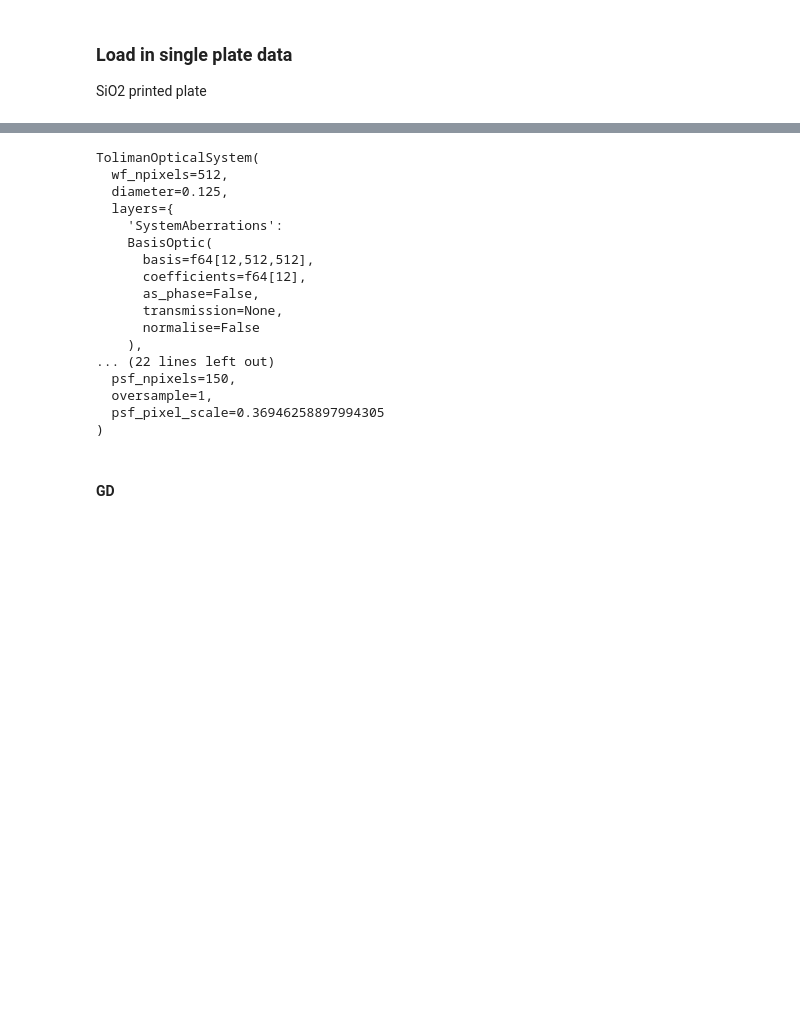
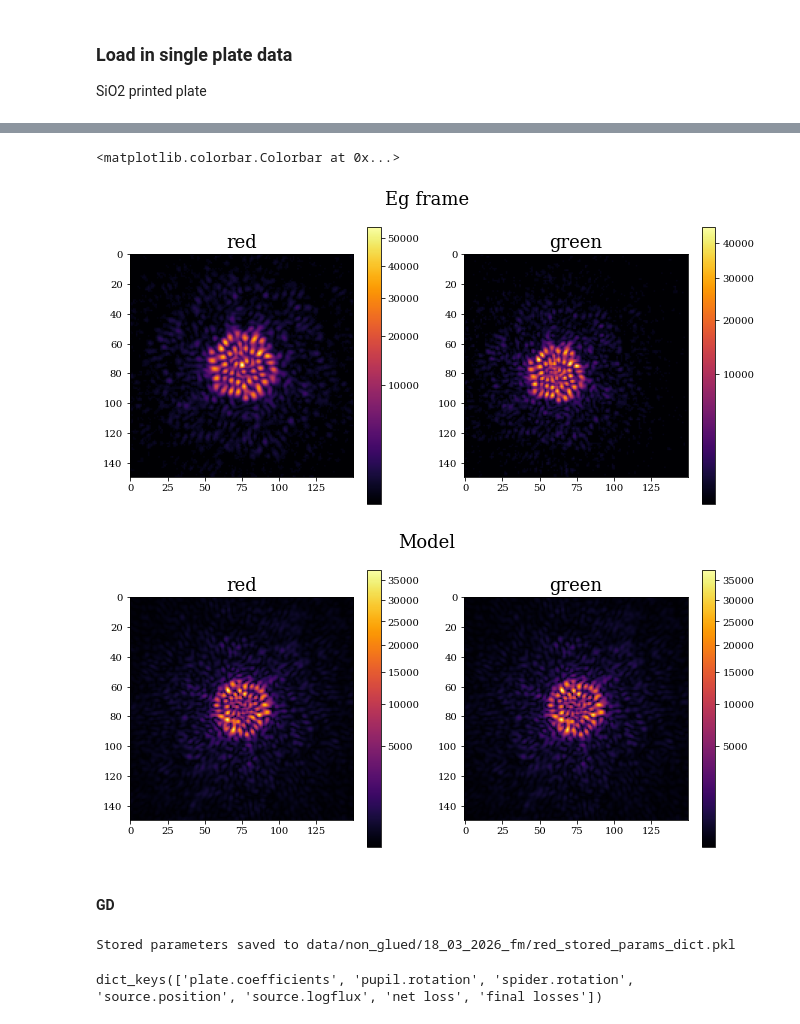
Before and after one commit to TolimanSpace/toliman_dp_design_testing, a Jupyter notebook: Gluing_Characterisation_3_26_fm.ipynb, the cells around one changed output, grey strips where cells are left out. Drawn from its saved outputs; the diff is of its cells as text; code cells hidden in the pictures; blank space fills up the shorter version.

```diff
--- a/Gluing_Characterisation_3_26_fm.ipynb
+++ b/Gluing_Characterisation_3_26_fm.ipynb
@@ -338,54 +341,38 @@ for frame_n in frames_i:
 
 preproc_imgs = jnp.asarray(preproc_imgs)
 img_masks = jnp.asarray(img_masks)
-# %%
-op_sys_aberr
-# %% [output]
-TolimanOpticalSystem(
-  wf_npixels=512,
-  diameter=0.125,
-  layers={
-    'SystemAberrations':
-    BasisOptic(
-      basis=f64[12,512,512],
-      coefficients=f64[12],
-      as_phase=False,
-      transmission=None,
-      normalise=False
-    ),
-... (22 lines left out)
-  psf_npixels=150,
-  oversample=1,
-  psf_pixel_scale=0.36946258897994305
-)
 # %%
 plt.figure(figsize=(11,5))
 plt.suptitle("Eg frame")
 plt.subplot(1,2,1)
 plt.imshow(preproc_imgs[0][0], norm=PowerNorm(gamma=0.5))
 plt.title("red")
 plt.colorbar()
 plt.subplot(1,2,2)
 plt.imshow(preproc_imgs[0][4], norm=PowerNorm(gamma=0.5))
 plt.title("green")
 plt.colorbar()
 
 # Models
 tol_tel_red = dl.Telescope(op_sys_aberr,
-                             ('source', PointSource(wavelengths=[green_laser_wl], logflux =jnp.asarray([7-jnp.log(0.8)],dtype=float)))
+                             ('source', PointSource(wavelengths=[green_laser_wl], logflux =jnp.asarray([13],dtype=float)))
                              )
 tol_tel_green = dl.Telescope(op_sys_aberr,
-                             ('source', PointSource(wavelengths=[green_laser_wl], logflux =jnp.asarray([7-jnp.log(0.8)],dtype=float)))
+                             ('source', PointSource(wavelengths=[green_laser_wl], logflux =jnp.asarray([13],dtype=float)))
                              )
 plt.figure(figsize=(11,5))
 plt.suptitle("Model")
 plt.subplot(1,2,1)
 plt.imshow(tol_tel_red.model(), norm=PowerNorm(gamma=0.5))
 plt.title("red")
 plt.colorbar()
 plt.subplot(1,2,2)
 plt.imshow(tol_tel_green.model(), norm=PowerNorm(gamma=0.5))
 plt.title("green")
 plt.colorbar()
+# %% [output]
+<matplotlib.colorbar.Colorbar at 0x...>
+[figure, added]
+[figure, added]
 # %% [markdown]
 #### GD
@@ -424,0 +430,13 @@ optimisers = [
+# %%
+filenames = [save_dir+"red_stored_params_dict.pkl"]
+# filenames = [save_dir+"red_0deg_stored_params_dict.pkl", save_dir+"red_90deg_stored_params_dict.pkl"]
+# if ph_prior:
+#     filenames.append(save_dir+"red_sam18_stored_params_dict.pkl")
+
+optimisation_manager.save_stored_params(filenames=filenames)
+# %% [output]
+Stored parameters saved to data/non_glued/18_03_2026_fm/red_stored_params_dict.pkl
+# %%
+stored_params_dict.keys()
+# %% [output]
+dict_keys(['plate.coefficients', 'pupil.rotation', 'spider.rotation', 'source.position', 'source.logflux', 'net loss', 'final losses'])
```
Also changed, not shown: parts of 10 cells of this notebook.
